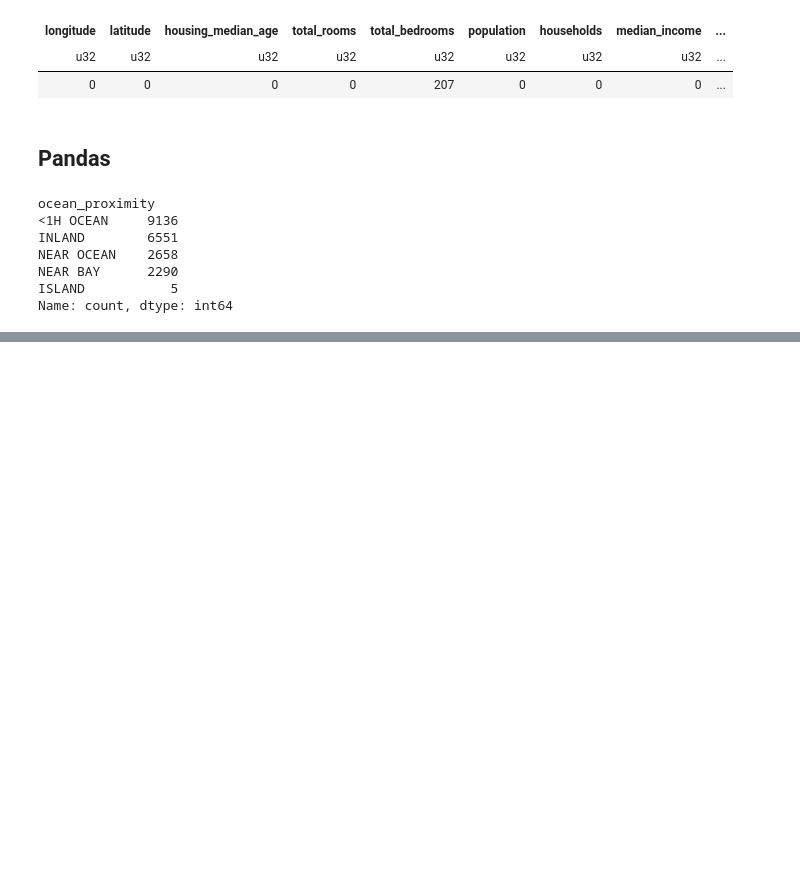
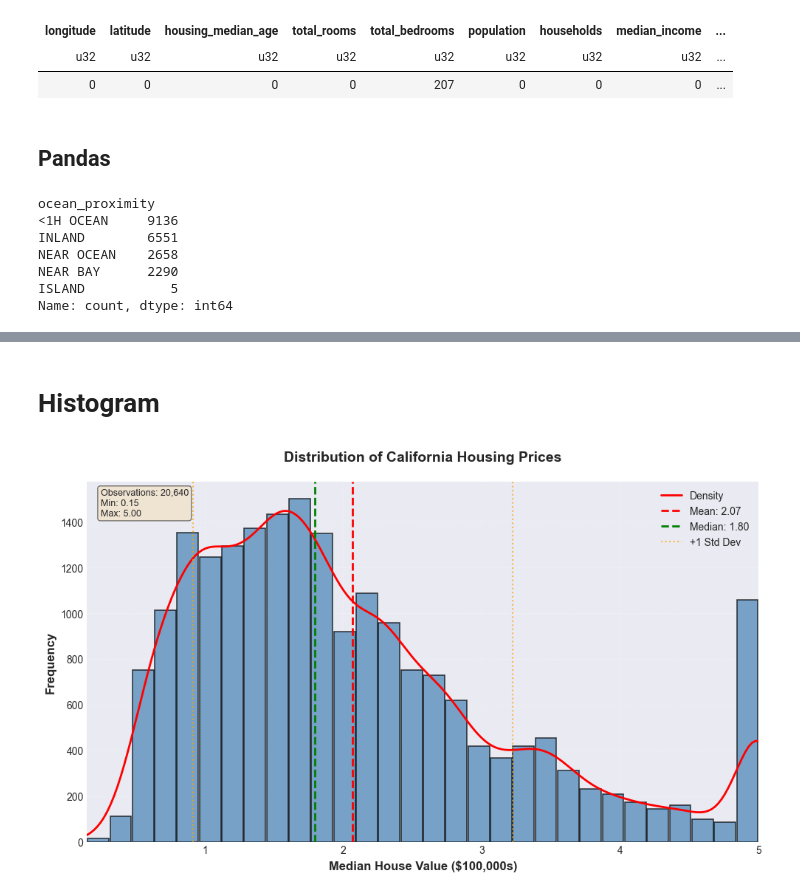
Before and after one commit to DavidCalebChaparroOrozco/Hands-OnMachineLearningwithScikit-LearnandPyTorch-Aur-lienG-ron, a Jupyter notebook: DataloadingExplorationPreparation/PracticeHousingDataset.ipynb, the cells around one changed output, grey strips where cells are left out. Drawn from its saved outputs; the diff is of its cells as text; code cells hidden in the pictures; blank space fills up the shorter version.

```diff
--- a/DataloadingExplorationPreparation/PracticeHousingDataset.ipynb
+++ b/DataloadingExplorationPreparation/PracticeHousingDataset.ipynb
@@ -149,3 +153,78 @@ housing_pd.describe()
 | 50% | -118.490000 | 34.260000 | 29.000000 | 2127.000000 | 435.000000 | 1166.000000 | 409.000000 | ... |
 | 75% | -118.010000 | 37.710000 | 37.000000 | 3148.000000 | 647.000000 | 1725.000000 | 605.000000 | ... |
 | max | -114.310000 | 41.950000 | 52.000000 | 39320.000000 | 6445.000000 | 35682.000000 | 6082.000000 | ... |
+# %% [markdown]
+# Histogram
+# %%
+# Load California housing dataset as a pandas DataFrame
+housing = fetch_california_housing(as_frame=True)
+housing_pd = housing.frame
+
+# The target variable is MedHouseVal (median house value in $100,000s)
+prices = housing_pd["MedHouseVal"]
+
+# Set style for a more professional look
+plt.style.use('seaborn-v0_8-darkgrid')  # Modern style
+
+# Create figure with better size
+fig, ax = plt.subplots(figsize=(10, 6))
+
+# Create enhanced histogram
+n, bins, patches = ax.hist(prices,
+                        bins=30,
+                        edgecolor='black',  # Black borders
+                        linewidth=1.2,
+                        alpha=0.7,  # Transparency
+                        color='steelblue',  # More pleasant color
+                        rwidth=0.95)  # Gap between bars
+
+# Add density line (approximate KDE)
+density = stats.gaussian_kde(prices)
+x_range = np.linspace(prices.min(), prices.max(), 200)
+ax.plot(x_range, density(x_range) * len(prices) * (bins[1]-bins[0]),
+        'r-', linewidth=2, label='Density')
+
+# Customize axes with better formatting
+ax.set_xlabel("Median House Value ($100,000s)",
+                fontsize=12, fontweight='bold')
+ax.set_ylabel("Frequency", fontsize=12, fontweight='bold')
+ax.set_title("Distribution of California Housing Prices",
+                fontsize=14, fontweight='bold', pad=20)
+
+# Add grid for better readability
+ax.grid(True, alpha=0.3, linestyle='--')
+
+# Add descriptive statistics
+mean_price = prices.mean()
+median_price = prices.median()
+std_price = prices.std()
+
+ax.axvline(mean_price, color='red', linestyle='--',
+        linewidth=2, label=f'Mean: {mean_price:.2f}')
+ax.axvline(median_price, color='green', linestyle='--',
+        linewidth=2, label=f'Median: {median_price:.2f}')
+ax.axvline(mean_price + std_price, color='orange', linestyle=':',
+        linewidth=1.5, alpha=0.7, label=f'+1 Std Dev')
+ax.axvline(mean_price - std_price, color='orange', linestyle=':',
+        linewidth=1.5, alpha=0.7)
+
+# Add legend
+ax.legend(loc='upper right', fontsize=10, framealpha=0.9)
+
+# Add text box with additional information
+stats_text = f'Observations: {len(prices):,}\nMin: {prices.min():.2f}\nMax: {prices.max():.2f}'
+ax.text(0.02, 0.98, stats_text, transform=ax.transAxes,
+        fontsize=9, verticalalignment='top',
+        bbox=dict(boxstyle='round', facecolor='wheat', alpha=0.5))
+
+# Improve axis formatting
+ax.tick_params(axis='both', which='major', labelsize=10)
+ax.set_xlim(prices.min(), prices.max())
+
+# Adjust layout to prevent cutting off
+plt.tight_layout()
+
+# Show plot
+plt.show()
+# %% [output]
+[figure, added]
```
Also changed, not shown: parts of 18 cells of this notebook, 3 other files.
